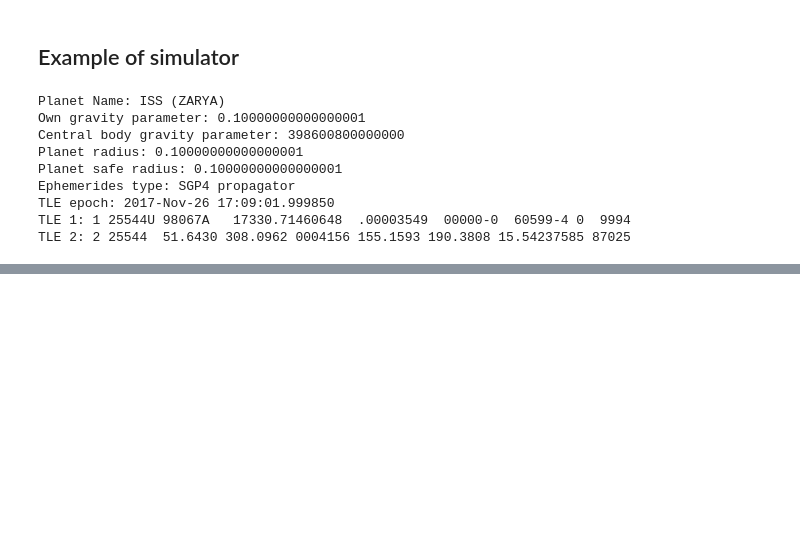
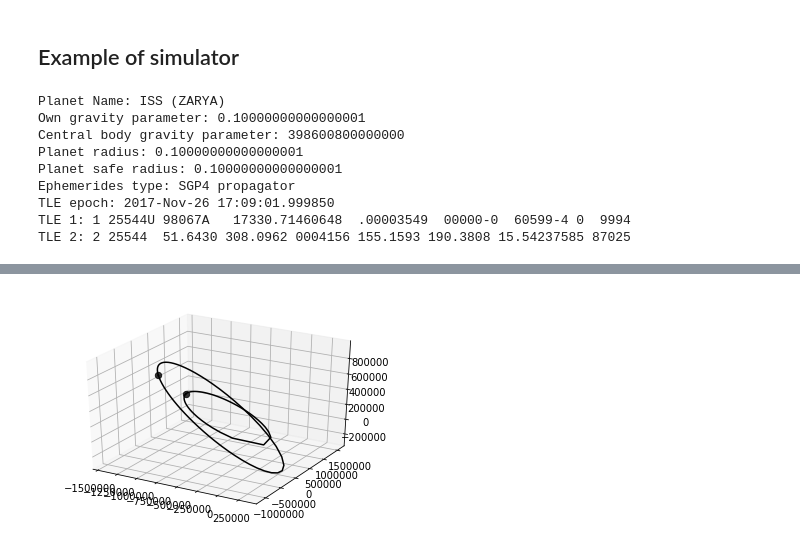
Before and after one commit to yandexdataschool/satellite-collision-avoidance, a Jupyter notebook: PyKEP.ipynb, the cells around one changed output, grey strips where cells are left out. Drawn from its saved outputs; the diff is of its cells as text; code cells hidden in the pictures; blank space fills up the shorter version.

Commit message:
Try to act with keplerian object. (PyKEP). Add questions.

```diff
--- a/PyKEP.ipynb
+++ b/PyKEP.ipynb
@@ -429,0 +471,3 @@ Debris 1 velocity: Vx - 0.00, Vy - -0.00, Vz - -0.00
+# %%
+dV = [1000, 1000, 0]
+v_after_act = list(np.array(v) + np.array(dV))
@@ -429,0 +480,3 @@ Debris 1 velocity: Vx - 0.00, Vy - -0.00, Vz - -0.00
+# %%
+mu = 398600800000000
+d1_after_act = pk.planet.keplerian(t, pk.ic2eq(r=pos, v=v_after_act, mu=mu))
@@ -429,0 +504,8 @@ Debris 1 velocity: Vx - 0.00, Vy - -0.00, Vz - -0.00
+# %%
+fig = plt.figure()
+ax = fig.gca(projection='3d')
+plot_planet(d1_after_act, ax=ax)
+plot_planet(d1.satellite, ax=ax)
+plt.show()
+# %% [output]
+[figure, added]
```
Also changed, not shown: parts of 12 cells of this notebook, 1 other file.
